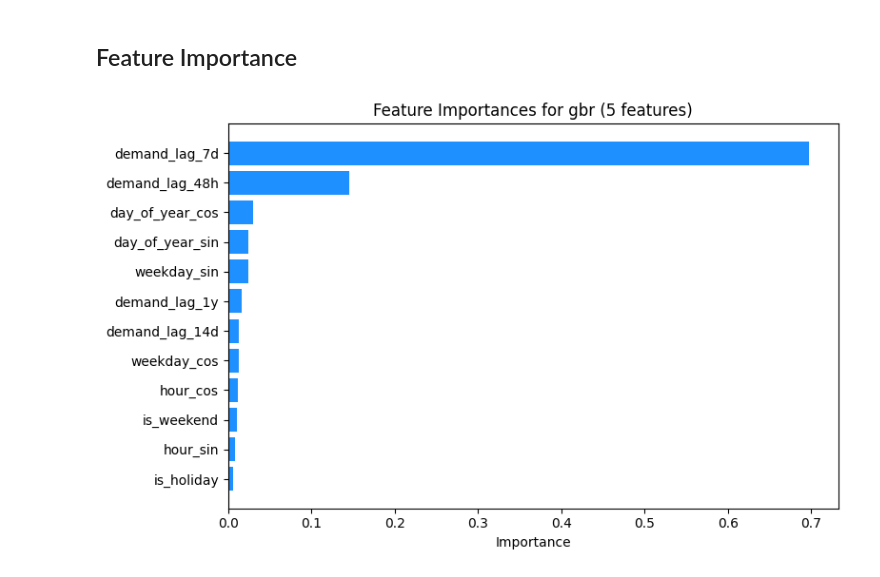
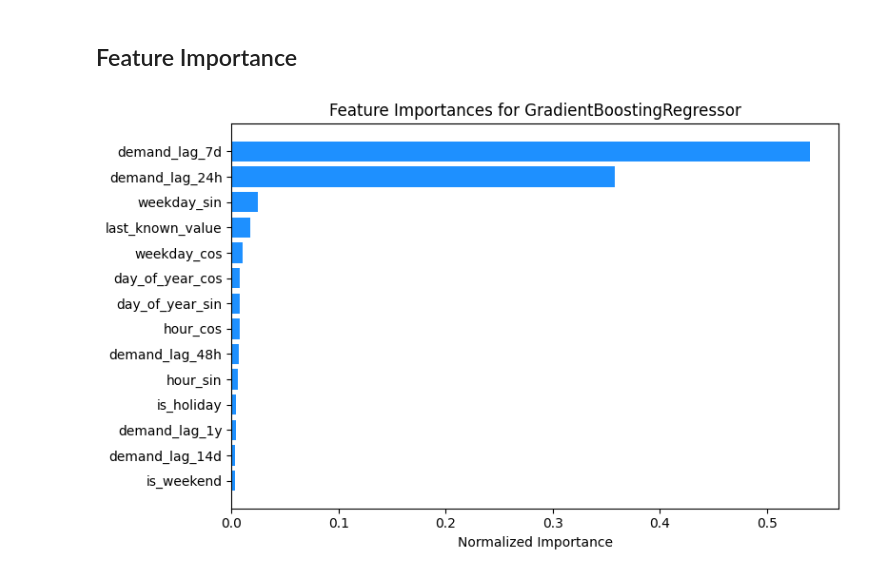
Before and after one commit to bvadg1002/UK-energy, a Jupyter notebook: notebooks/uk_energy_analysis.ipynb, the cells around one changed output. Cells and saved outputs as stored; diff of their text form; code cells hidden in the pictures.

```diff
--- a/notebooks/uk_energy_analysis.ipynb
+++ b/notebooks/uk_energy_analysis.ipynb
@@ -621,11 +638,6 @@ df_ml = (
     ])
 )
 # %%
-# Initialize of GradientBoostingRegressor model
-model_gbr = GradientBoostingRegressor(
-    n_estimators=200, max_depth=10, learning_rate=0.05, validation_fraction=0.1, random_state=7
-    )
-
 # Define features and targets
 features_temp = ["hour", "day_of_week", "is_weekend", "day_of_year"]
 features_temp_cyclic = [
@@ -634,10 +646,9 @@ features_temp_cyclic = [
     "day_of_year_sin", "day_of_year_cos",
     "is_weekend"
 ]
-features_2d_lag = ["demand_lag_48h"]
-features_all_lags = ["demand_lag_48h", "demand_lag_7d", "demand_lag_14d", "demand_lag_1y"]
+features_all_lags = ["demand_lag_24h", "demand_lag_48h", "demand_lag_7d", "demand_lag_14d", "demand_lag_1y", "last_known_value"]
 features_holiday = ["is_holiday"]
 
-features_gbr = features_temp_cyclic + features_all_lags + features_holiday
+features_ml = features_temp_cyclic + features_all_lags + features_holiday
 
 target = "tsd"
@@ -777,32 +949,37 @@ fig.show()
 # %% [markdown]
 ## Feature Importance
 # %%
-# Test functions for feature importance plot and values
 def test_feature_importance_plot(model, features):
-    importances = model.feature_importances_
+    1,4
+    # Get importances depending on model type
+    if isinstance(model, GradientBoostingRegressor):
+        importances = model.feature_importances_
+
+    # LightGBM model by default uses 'split' importance, we use 'gain' here for consistency
+
+    elif isinstance(model, LGBMRegressor):
+        importances = model.booster_.feature_importance(importance_type='gain')
+    else:
+        raise ValueError("Model type not supported for feature importance plot.")
+
+    # Normalize importances to sum to 1.0 for comparison
+    normalized_importances = importances / importances.sum()
     feature_names = features
 
     # Sort features by importance
-    indices = np.argsort(importances)[::-1]
+    indices = np.argsort(normalized_importances)[::-1]
     sorted_names = [feature_names[i] for i in indices]
-    sorted_importances = importances[indices]
+    sorted_importances = normalized_importances[indices]
 
     plt.figure(figsize=(8, 5))
     plt.barh(sorted_names, sorted_importances, color='dodgerblue')
-    plt.xlabel('Importance')
-    plt.title('Feature Importances for gbr (5 features)')
+    plt.xlabel('Normalized Importance')
+    plt.title('Feature Importances for ' + type(model).__name__)
     plt.gca().invert_yaxis()
     plt.tight_layout()
     plt.show()
-
-# Verify normalized importance values
-def test_feature_importance_values(model, features):
-    importances = model.feature_importances_
-    assert len(importances) == len(features)
-    assert np.isclose(importances.sum(), 1.0)
 # %%
-# Feature importance test for model 5
-test_feature_importance_plot(model_gbr, features_gbr)
-test_feature_importance_values(model_gbr, features_gbr)
+# Feature importance test for Gradient Boosting Regressor
+test_feature_importance_plot(model_gbr, features_ml)
 # %% [output]
-[figure, old version]
+[figure, new version]
```
Also changed, not shown: parts of 44 cells of this notebook, 1 other file.
